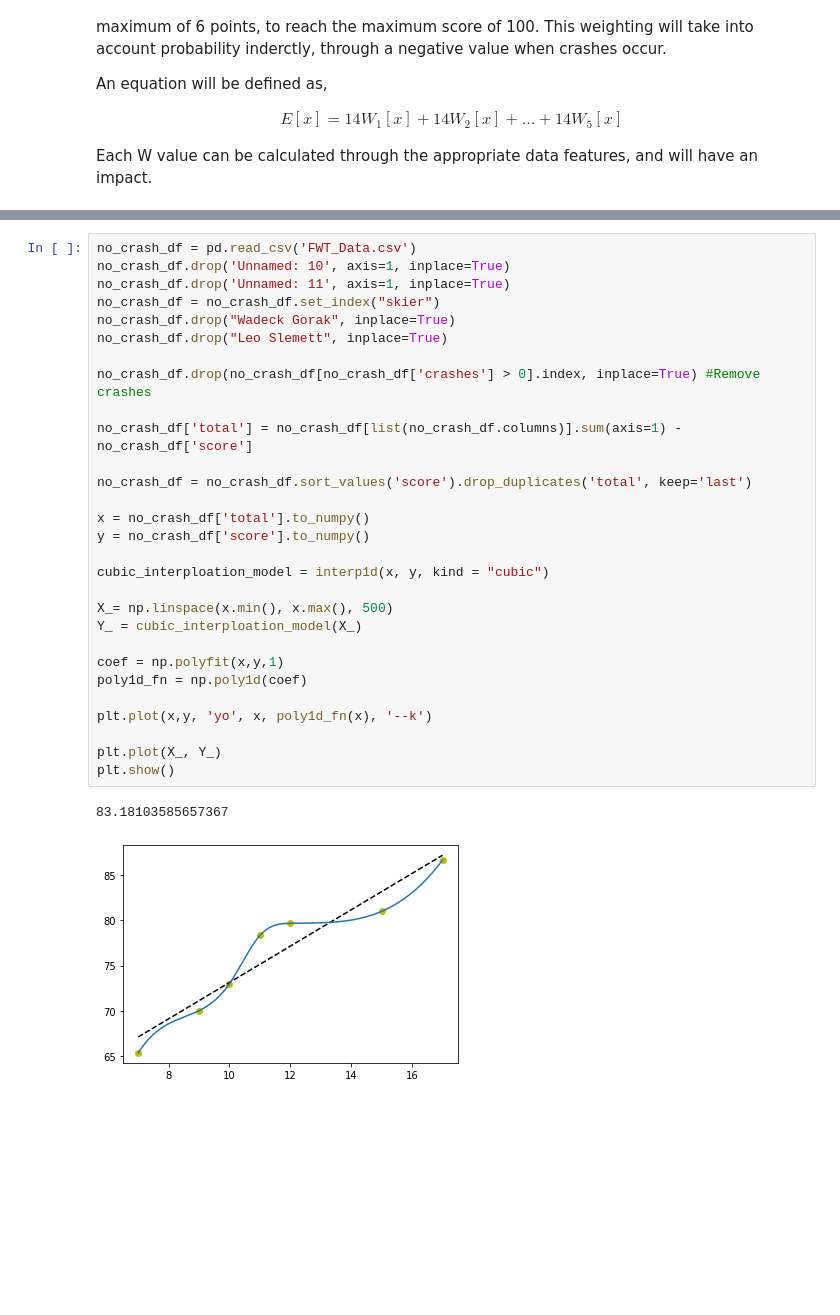
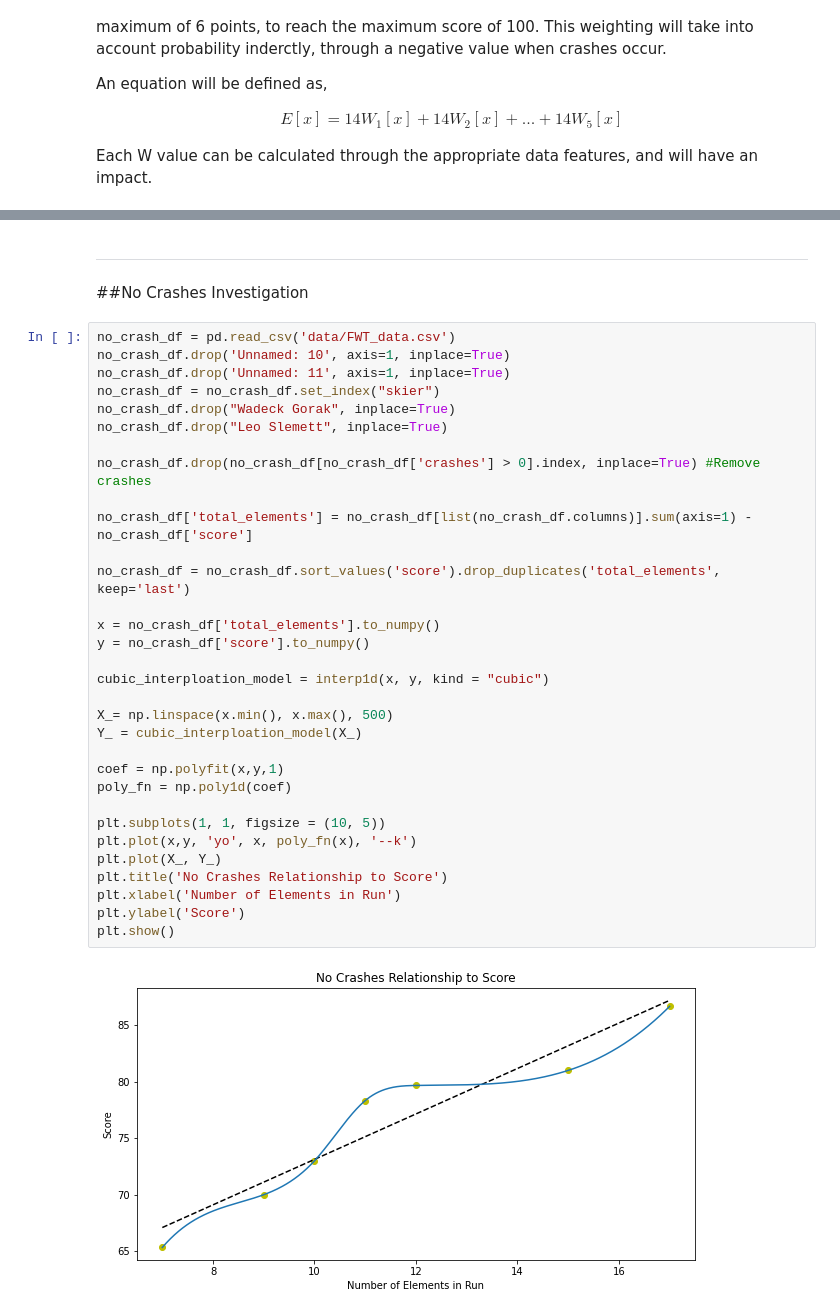
Before and after one commit to ColeHanlon/FWT_Analysis, a Jupyter notebook: FWT.ipynb, the cells around one changed output, grey strips where cells are left out. Saved outputs shown, nothing was run; the diff lists cells and outputs as text; blank space fills up the shorter version.

```diff
--- a/FWT.ipynb
+++ b/FWT.ipynb
@@ -167,32 +203,37 @@ Each W value can be calculated through the appropriate data features, and will h
+# %% [markdown]
+***
+##No Crashes Investigation
 # %%
-no_crash_df = pd.read_csv('FWT_Data.csv')
+no_crash_df = pd.read_csv('data/FWT_data.csv')
 no_crash_df.drop('Unnamed: 10', axis=1, inplace=True)
 no_crash_df.drop('Unnamed: 11', axis=1, inplace=True)
 no_crash_df = no_crash_df.set_index("skier")
 no_crash_df.drop("Wadeck Gorak", inplace=True)
 no_crash_df.drop("Leo Slemett", inplace=True)
 
 no_crash_df.drop(no_crash_df[no_crash_df['crashes'] > 0].index, inplace=True) #Remove crashes
 
-no_crash_df['total'] = no_crash_df[list(no_crash_df.columns)].sum(axis=1) - no_crash_df['score']
+no_crash_df['total_elements'] = no_crash_df[list(no_crash_df.columns)].sum(axis=1) - no_crash_df['score']
 
-no_crash_df = no_crash_df.sort_values('score').drop_duplicates('total', keep='last')
+no_crash_df = no_crash_df.sort_values('score').drop_duplicates('total_elements', keep='last')
 
-x = no_crash_df['total'].to_numpy()
+x = no_crash_df['total_elements'].to_numpy()
 y = no_crash_df['score'].to_numpy()
 
 cubic_interploation_model = interp1d(x, y, kind = "cubic")
 
 X_= np.linspace(x.min(), x.max(), 500)
 Y_ = cubic_interploation_model(X_)
 
 coef = np.polyfit(x,y,1)
-poly1d_fn = np.poly1d(coef)
+poly_fn = np.poly1d(coef)
 
-plt.plot(x,y, 'yo', x, poly1d_fn(x), '--k')
-
+plt.subplots(1, 1, figsize = (10, 5))
+plt.plot(x,y, 'yo', x, poly_fn(x), '--k')
 plt.plot(X_, Y_)
+plt.title('No Crashes Relationship to Score')
+plt.xlabel('Number of Elements in Run')
+plt.ylabel('Score')
 plt.show()
 # %% [output]
-83.18103585657367
-[figure, old version]
+[figure, new version]
```
Also changed, not shown: parts of 35 cells of this notebook, 1 other file.
